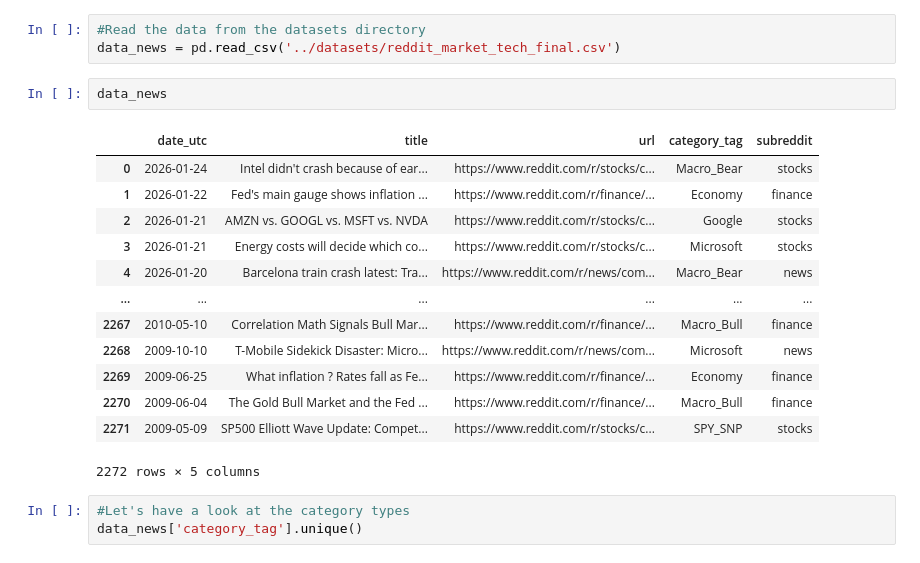
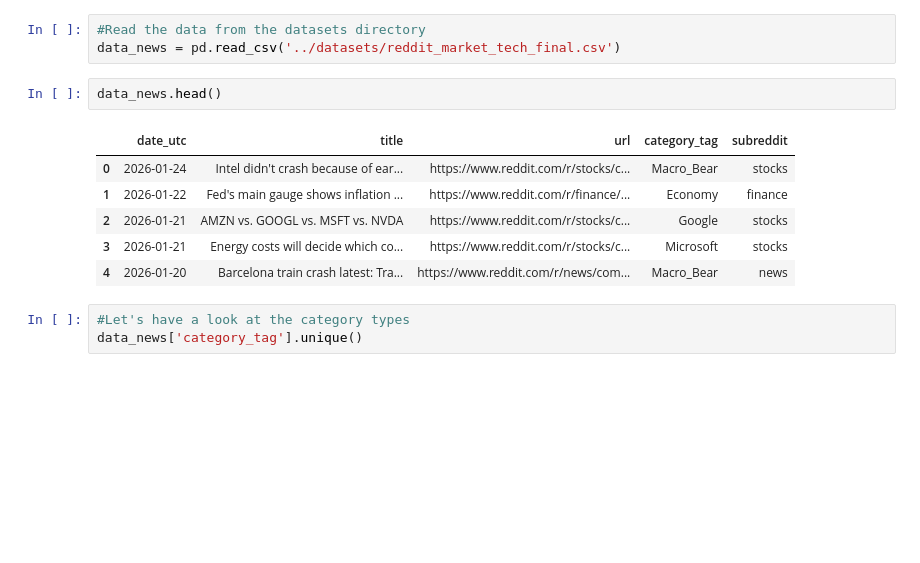
Before and after one commit to Mihaiudr/Reddit-FinBERT-LSTM-Forecasting, a Jupyter notebook: Notebooks/NLP for Reddit Financial News.ipynb, the cells around one changed output. Saved outputs shown, nothing was run; the diff lists cells and outputs as text; blank space fills up the shorter version.

```diff
--- a/Notebooks/NLP for Reddit Financial News.ipynb
+++ b/Notebooks/NLP for Reddit Financial News.ipynb
@@ -38,21 +38,14 @@ default_plot_colour = "#00bfbf"
 #Read the data from the datasets directory
 data_news = pd.read_csv('../datasets/reddit_market_tech_final.csv')
 # %%
-data_news
+data_news.head()
 # %% [output]
 |  | date_utc | title | url | category_tag | subreddit |
 | 0 | 2026-01-24 | Intel didn't crash because of ear... | https://www.reddit.com/r/stocks/c... | Macro_Bear | stocks |
 | 1 | 2026-01-22 | Fed's main gauge shows inflation ... | https://www.reddit.com/r/finance/... | Economy | finance |
 | 2 | 2026-01-21 | AMZN vs. GOOGL vs. MSFT vs. NVDA | https://www.reddit.com/r/stocks/c... | Google | stocks |
 | 3 | 2026-01-21 | Energy costs will decide which co... | https://www.reddit.com/r/stocks/c... | Microsoft | stocks |
 | 4 | 2026-01-20 | Barcelona train crash latest: Tra... | https://www.reddit.com/r/news/com... | Macro_Bear | news |
-| ... | ... | ... | ... | ... | ... |
-| 2267 | 2010-05-10 | Correlation Math Signals Bull Mar... | https://www.reddit.com/r/finance/... | Macro_Bull | finance |
-| 2268 | 2009-10-10 | T-Mobile Sidekick Disaster: Micro... | https://www.reddit.com/r/news/com... | Microsoft | news |
-| 2269 | 2009-06-25 | What inflation ? Rates fall as Fe... | https://www.reddit.com/r/finance/... | Economy | finance |
-| 2270 | 2009-06-04 | The Gold Bull Market and the Fed ... | https://www.reddit.com/r/finance/... | Macro_Bull | finance |
-| 2271 | 2009-05-09 | SP500 Elliott Wave Update: Compet... | https://www.reddit.com/r/stocks/c... | SPY_SNP | stocks |
-2272 rows × 5 columns
 # %%
 #Let's have a look at the category types
 data_news['category_tag'].unique()
```
Also changed, not shown: parts of 9 cells of this notebook.
